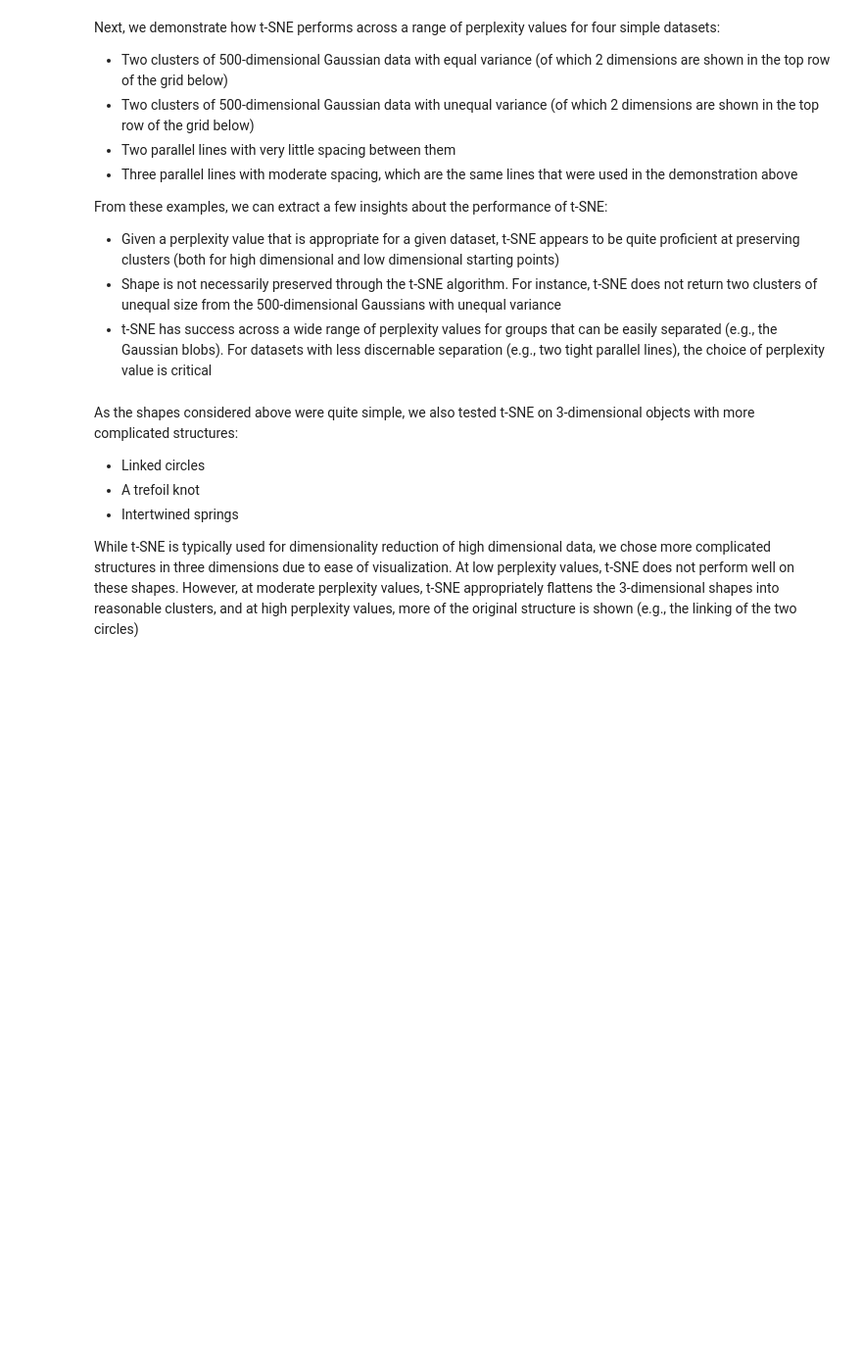
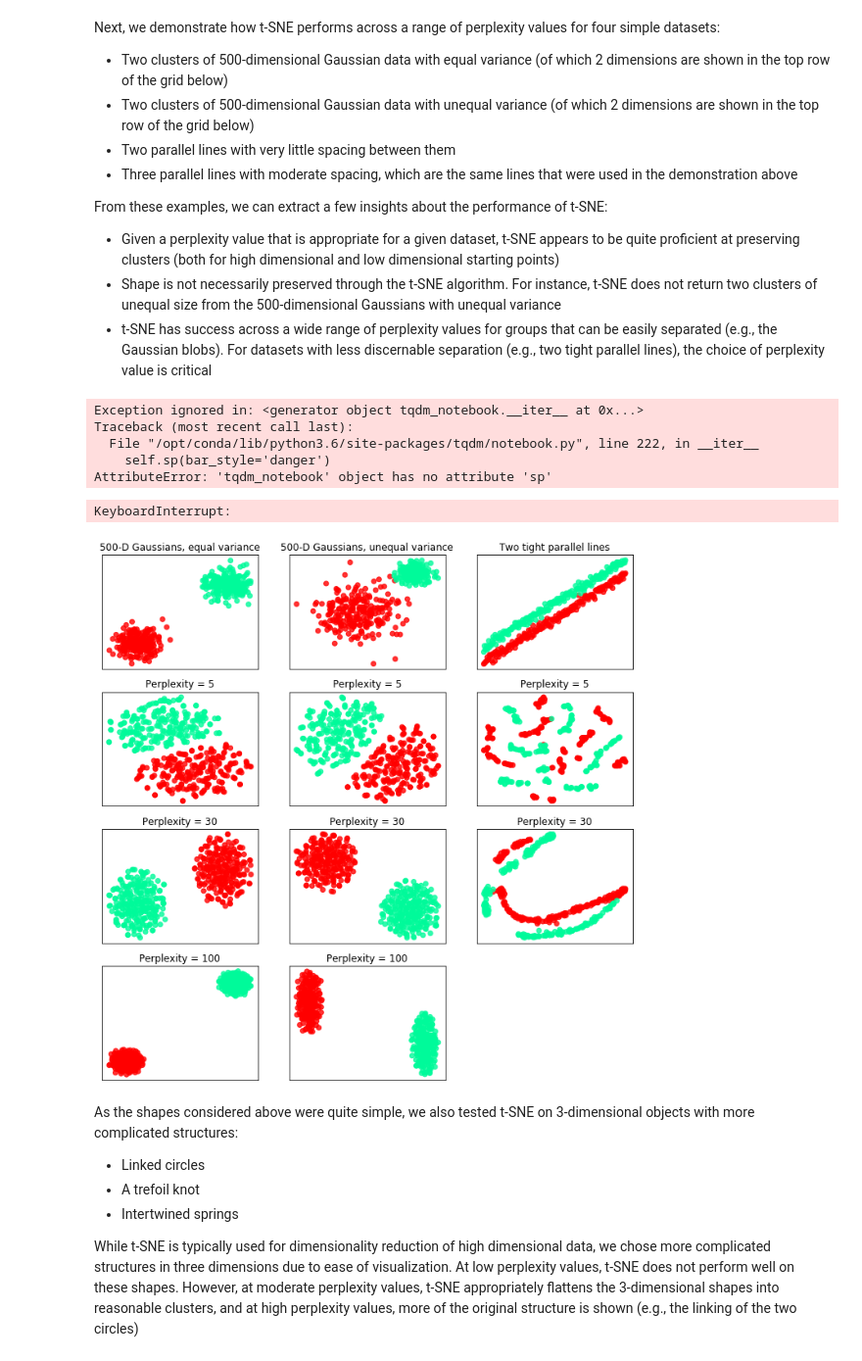
Before and after one commit to robkravec/t-SNE-Implementation, a Jupyter notebook: writeup.ipynb, the cells around one changed output. Shown at 98% size. Cells and saved outputs as stored; diff of their text form; code cells hidden in the pictures; blank space fills up the shorter version.

Commit message:
Test package

```diff
--- a/writeup.ipynb
+++ b/writeup.ipynb
@@ -227,12 +246,20 @@ From these examples, we can extract a few insights about the performance of t-SN
 - Shape is not necessarily preserved through the t-SNE algorithm. For instance, t-SNE does not return two clusters of unequal size from the 500-dimensional Gaussians with unequal variance
 - t-SNE has success across a wide range of perplexity values for groups that can be easily separated (e.g., the Gaussian blobs). For datasets with less discernable separation (e.g., two tight parallel lines), the choice of perplexity value is critical
 # %%
-compare_plots(data_list = [make_two_blobs(), make_two_blobs(blob1_sd = 1.5), make_parallel_lines(), \
+t.compare_plots(data_list = [make_two_blobs(), make_two_blobs(blob1_sd = 1.5), make_parallel_lines(), \
                               make_parallel_lines(spacing = 40, num_lines = 3)], \
                  title_list = ["500-D Gaussians, equal variance", \
                                "500-D Gaussians, unequal variance", \
                                "Two tight parallel lines", \
                               "Three spaced parallel lines"])
+# %% [output]
+Exception ignored in: <generator object tqdm_notebook.__iter__ at 0x...>
+Traceback (most recent call last):
+  File "/opt/conda/lib/python3.6/site-packages/tqdm/notebook.py", line 222, in __iter__
+    self.sp(bar_style='danger')
+AttributeError: 'tqdm_notebook' object has no attribute 'sp'
+KeyboardInterrupt:
+[figure, added]
 # %% [markdown]
 As the shapes considered above were quite simple, we also tested t-SNE on 3-dimensional objects with more complicated structures:
 
```
Also changed, not shown: parts of 12 cells of this notebook.
